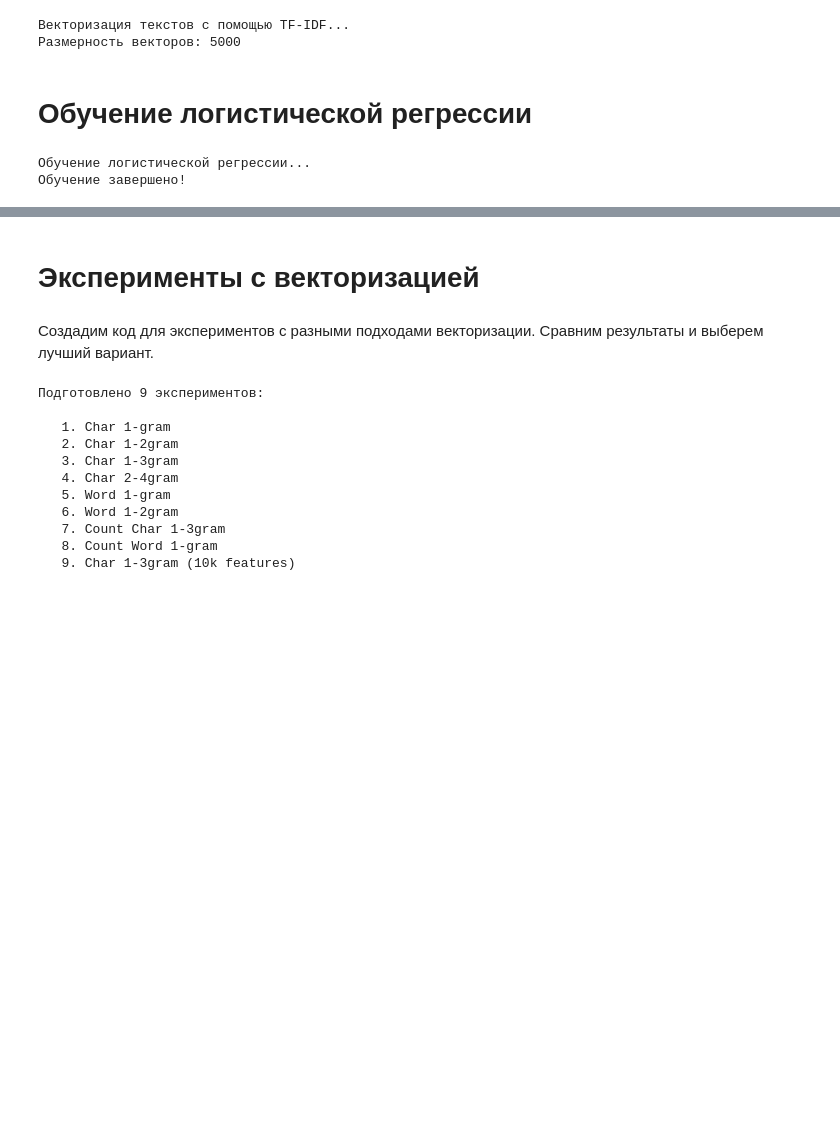
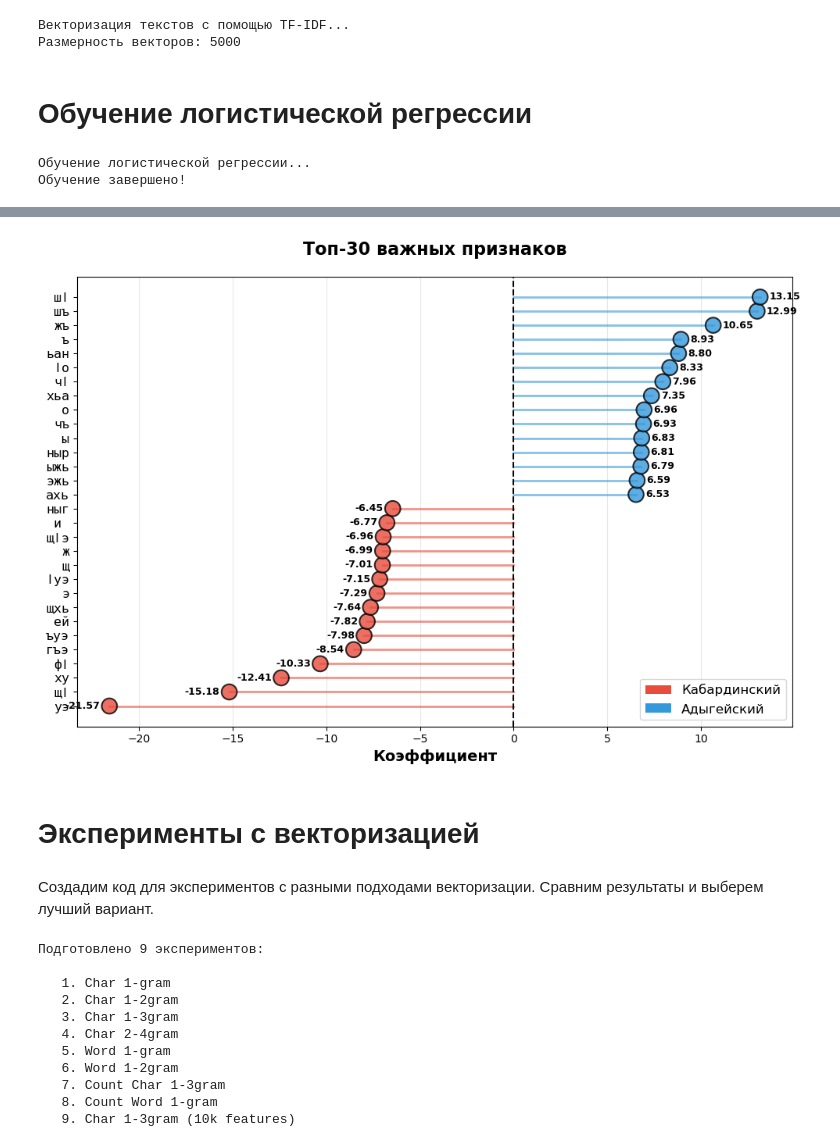
Before and after one commit to woshro/ml-projects, a Jupyter notebook: kbd-ady-classificator/notebook.ipynb, the cells around one changed output, grey strips where cells are left out. Saved outputs shown, nothing was run; the diff lists cells and outputs as text; code cells hidden in the pictures; blank space fills up the shorter version.

```diff
--- a/kbd-ady-classificator/notebook.ipynb
+++ b/kbd-ady-classificator/notebook.ipynb
@@ -387,3 +822,71 @@ for idx in top_ady_indices:
+# %%
+def visualize_features_lollipop(vectorizer, clf, top_n=15):
+    """
+    Lollipop chart для топ-признаков
+    """
+    feature_names = vectorizer.get_feature_names_out()
+    coef = clf.coef_[0]
+
+    # Берём топ признаков с обеих сторон
+    top_indices = np.concatenate([
+        np.argsort(coef)[:top_n],  # Кабардинский
+        np.argsort(coef)[-top_n:]  # Адыгейский
+    ])
+
+    top_features = feature_names[top_indices]
+    top_coefs = coef[top_indices]
+
+    # Сортируем по значению коэффициента
+    sorted_idx = np.argsort(top_coefs)
+    top_features = top_features[sorted_idx]
+    top_coefs = top_coefs[sorted_idx]
+
+    # Цвета
+    colors = ['#e74c3c' if c < 0 else '#3498db' for c in top_coefs]
+
+    # Создаём график
+    fig, ax = plt.subplots(figsize=(10, 7))
+
+    # Рисуем линии (стебли)
+    for i, (feat, coef_val, color) in enumerate(zip(top_features, top_coefs, colors)):
+        ax.plot([0, coef_val], [i, i], color=color, linewidth=2, alpha=0.6)
+
+    # Рисуем точки (головки)
+    ax.scatter(top_coefs, range(len(top_coefs)),
+              color=colors, s=200, alpha=0.8, edgecolors='black', linewidth=1.5, zorder=3)
+
+    # Настройка осей
+    ax.set_yticks(range(len(top_features)))
+    ax.set_yticklabels(top_features, fontsize=12, family='monospace')
+    ax.set_xlabel('Коэффициент', fontsize=14, fontweight='bold')
+    ax.set_title(f'Топ-{top_n*2} важных признаков',
+                 fontsize=16, fontweight='bold', pad=20)
+    ax.axvline(x=0, color='black', linewidth=1.5, linestyle='--')
+    ax.grid(axis='x', alpha=0.3)
+
+    # Подписи значений
+    for i, (feat, coef_val) in enumerate(zip(top_features, top_coefs)):
+        offset = 0.5 if coef_val > 0 else -0.5
+        ha = 'left' if coef_val > 0 else 'right'
+        ax.text(coef_val + offset, i, f'{coef_val:.2f}',
+               va='center', ha=ha, fontsize=9, fontweight='bold')
+
+    # Легенда
+    from matplotlib.patches import Patch
+    legend_elements = [
+        Patch(facecolor='#e74c3c', label='Кабардинский'),
+        Patch(facecolor='#3498db', label='Адыгейский')
+    ]
+    ax.legend(handles=legend_elements, loc='lower right', fontsize=12)
+
+    plt.tight_layout()
+    plt.savefig('features_lollipop.png', dpi=300, bbox_inches='tight')
+    plt.show()
+
+# Вызов
+visualize_features_lollipop(vectorizer, clf, top_n=15)
+# %% [output]
+[figure, added]
 # %% [markdown]
 # Эксперименты с векторизацией
 # %% [markdown]
```
Also changed, not shown: parts of 7 cells of this notebook.
